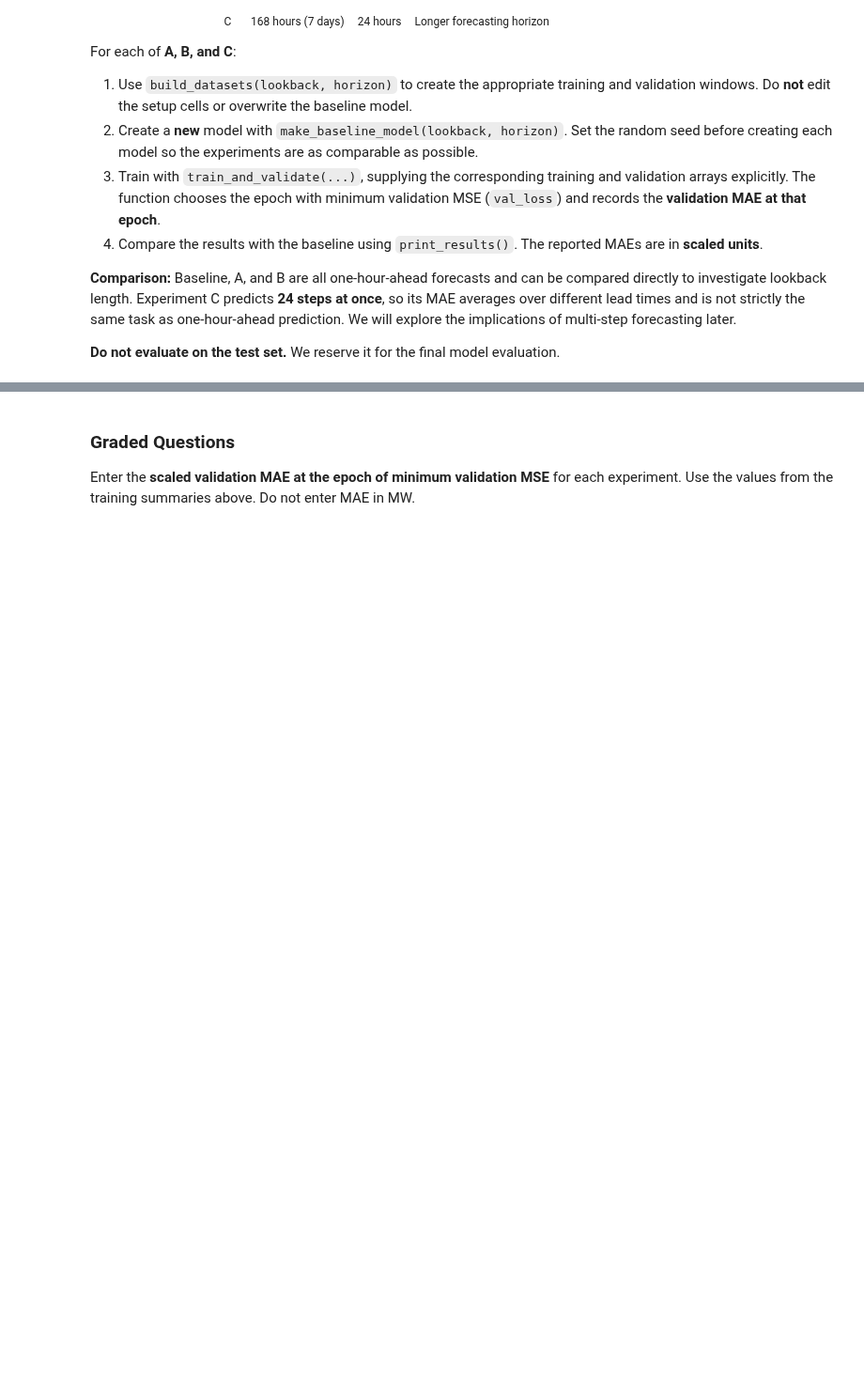
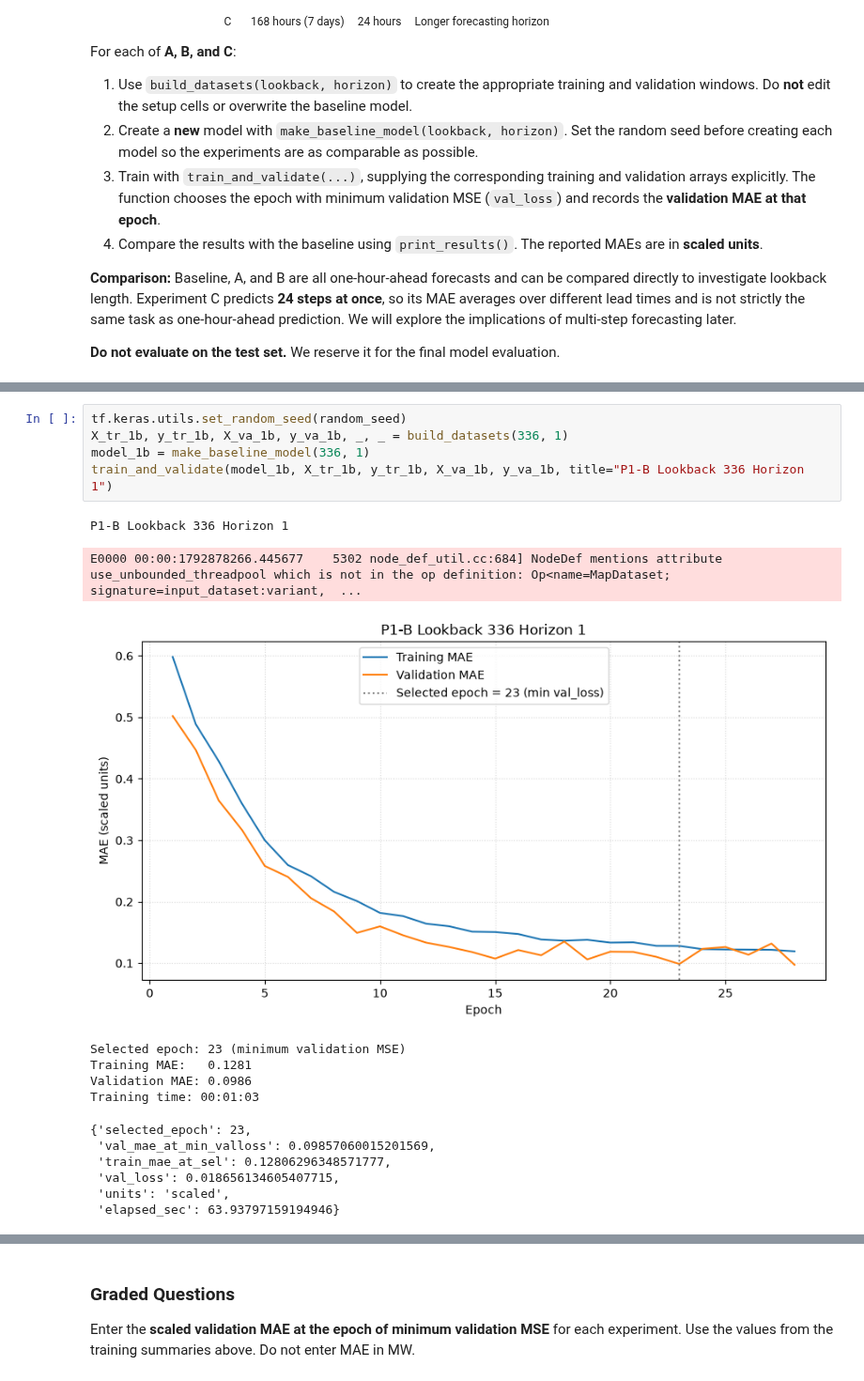
Before and after one commit to g-poklitar/DX703-HW, a Jupyter notebook: Homework_08 (2).ipynb, the cells around one changed output, grey strips where cells are left out. Shown at 94% size. Drawn from its saved outputs; the diff is of its cells as text; blank space fills up the shorter version.

```diff
--- a/Homework_08 (2).ipynb
+++ b/Homework_08 (2).ipynb
@@ -704,0 +746,19 @@ For each of **A, B, and C**:
+# %%
+tf.keras.utils.set_random_seed(random_seed)
+X_tr_1b, y_tr_1b, X_va_1b, y_va_1b, _, _ = build_datasets(336, 1)
+model_1b = make_baseline_model(336, 1)
+train_and_validate(model_1b, X_tr_1b, y_tr_1b, X_va_1b, y_va_1b, title="P1-B Lookback 336 Horizon 1")
+# %% [output]
+P1-B Lookback 336 Horizon 1
+E0000 00:00:1792878266.445677    5302 node_def_util.cc:684] NodeDef mentions attribute use_unbounded_threadpool which is not in the op definition: Op<name=MapDataset; signature=input_dataset:variant,  ...
+[figure, added]
+Selected epoch: 23 (minimum validation MSE)
+Training MAE:   0.1281
+Validation MAE: 0.0986
+Training time: 00:01:03
+{'selected_epoch': 23,
+ 'val_mae_at_min_valloss': 0.09857060015201569,
+ 'train_mae_at_sel': 0.12806296348571777,
+ 'val_loss': 0.018656134605407715,
+ 'units': 'scaled',
+ 'elapsed_sec': 63.93797159194946}
```
Also changed, not shown: parts of 38 cells of this notebook.
